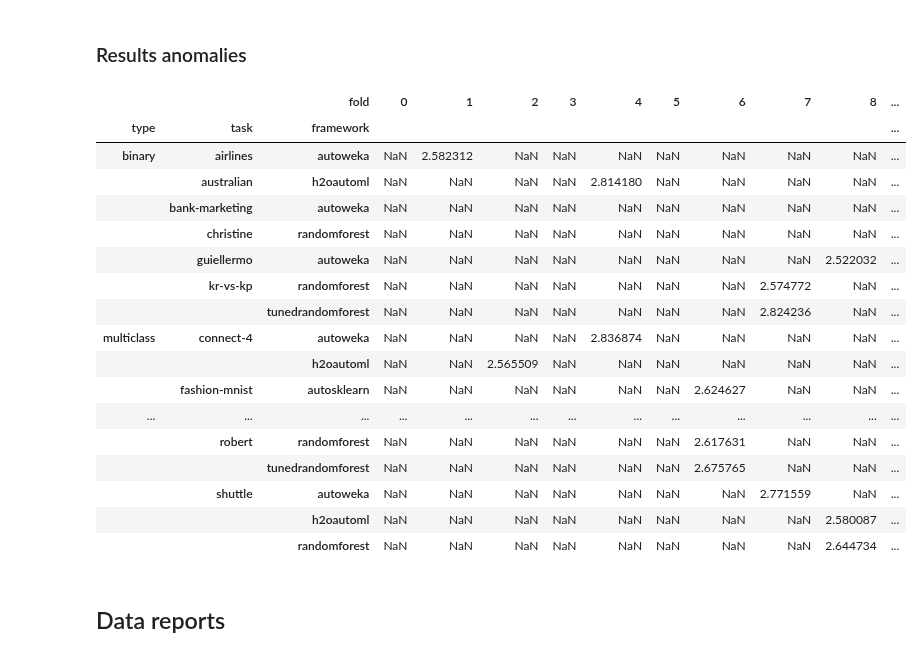
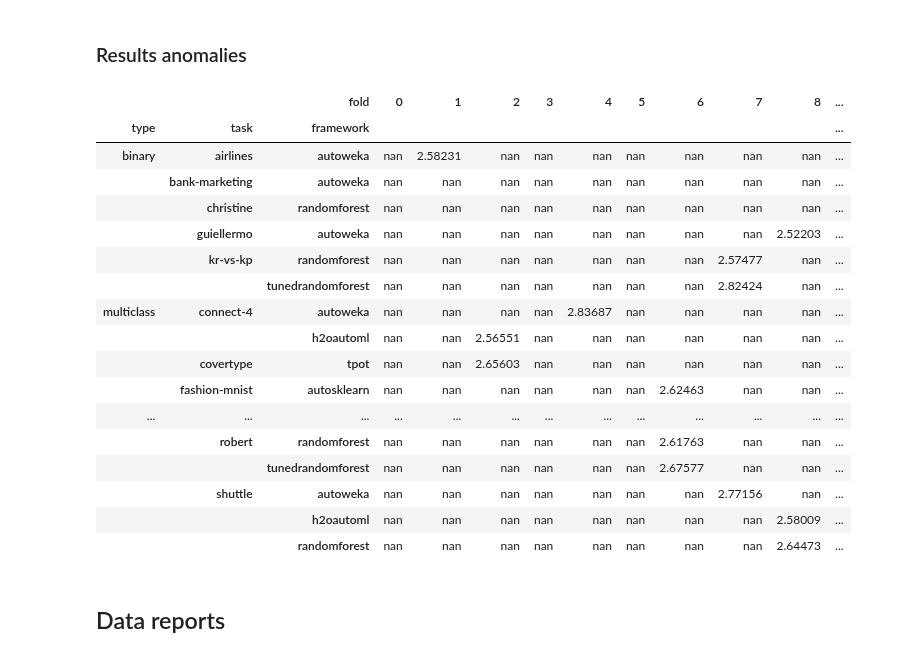
Before and after one commit to openml/automlbenchmark, a Jupyter notebook: reports/reports.ipynb, the cells around one changed output. Saved outputs shown, nothing was run; the diff lists cells and outputs as text; code cells hidden in the pictures.

```diff
--- a/reports/reports.ipynb
+++ b/reports/reports.ipynb
@@ -47,6 +47,11 @@ os.getcwd()
 # %%
 nfolds = 10
 ff = "%.6g"
+
+renamings = dict(
+    constantpredictor_enc='constantpredictor'
+)
+excluded_frameworks = ['oboe']
 
 # impute_missing_with = 'constantpredictor'
 impute_missing_with = 'randomforest'
@@ -161,8 +166,8 @@ def norm_score(row, results_df, score_col='score', zero_one_refs=zero_one_refs):
 def sorted_ints(arr):
     return sorted(list(map(int, arr[~np.isnan(arr)])))
 
-
-all_results = (load_results().replace('constantpredictor_enc', 'constantpredictor'))
+all_results = load_results().replace(renamings)
+all_results = all_results.loc[~all_results.framework.isin(excluded_frameworks)]
 all_results.task = all_results.task.str.lower()
 all_results.framework = all_results.framework.str.lower()
 all_results.fold = all_results.fold.apply(int)
@@ -324,34 +320,36 @@ volkert                                oboe         [0, 1, 3, 2, 4, 5, 6, 7, 8,
 # %%
 def list_outliers(col, results=all_results, z_threshold=3):
     df = results.pivot_table(index=['type','task', 'framework'], columns='fold', values=col)
     df_mean = df.mean(axis=1)
     df_std = df.std(axis=1)
-    z_score = df.sub(df_mean, axis=0).div(df_std, axis=0).abs()
+    z_score = (df.sub(df_mean, axis=0)
+                 .div(df_std, axis=0)
+                 .abs())
     return z_score.where(z_score > z_threshold).dropna(axis=0, how='all')
 
-list_outliers('result',
-              z_threshold=2.5,
-#               results=all_results.loc[all_results.framework=='h2oautoml']
-              )
+display(list_outliers('result',
+                      z_threshold=2.5,
+#                       results=all_results.loc[all_results.framework=='h2oautoml']
+                     ))
 # %% [output]
 |  |  | fold | 0 | 1 | 2 | 3 | 4 | 5 | 6 | 7 | 8 | ... |
 | type | task | framework |  |  |  |  |  |  |  |  |  | ... |
-| binary | airlines | autoweka | NaN | 2.582312 | NaN | NaN | NaN | NaN | NaN | NaN | NaN | ... |
-|  | australian | h2oautoml | NaN | NaN | NaN | NaN | 2.814180 | NaN | NaN | NaN | NaN | ... |
-|  | bank-marketing | autoweka | NaN | NaN | NaN | NaN | NaN | NaN | NaN | NaN | NaN | ... |
-|  | christine | randomforest | NaN | NaN | NaN | NaN | NaN | NaN | NaN | NaN | NaN | ... |
-|  | guiellermo | autoweka | NaN | NaN | NaN | NaN | NaN | NaN | NaN | NaN | 2.522032 | ... |
-|  | kr-vs-kp | randomforest | NaN | NaN | NaN | NaN | NaN | NaN | NaN | 2.574772 | NaN | ... |
-|  |  | tunedrandomforest | NaN | NaN | NaN | NaN | NaN | NaN | NaN | 2.824236 | NaN | ... |
-| multiclass | connect-4 | autoweka | NaN | NaN | NaN | NaN | 2.836874 | NaN | NaN | NaN | NaN | ... |
-|  |  | h2oautoml | NaN | NaN | 2.565509 | NaN | NaN | NaN | NaN | NaN | NaN | ... |
-|  | fashion-mnist | autosklearn | NaN | NaN | NaN | NaN | NaN | NaN | 2.624627 | NaN | NaN | ... |
+| binary | airlines | autoweka | nan | 2.58231 | nan | nan | nan | nan | nan | nan | nan | ... |
+|  | bank-marketing | autoweka | nan | nan | nan | nan | nan | nan | nan | nan | nan | ... |
+|  | christine | randomforest | nan | nan | nan | nan | nan | nan | nan | nan | nan | ... |
+|  | guiellermo | autoweka | nan | nan | nan | nan | nan | nan | nan | nan | 2.52203 | ... |
+|  | kr-vs-kp | randomforest | nan | nan | nan | nan | nan | nan | nan | 2.57477 | nan | ... |
+|  |  | tunedrandomforest | nan | nan | nan | nan | nan | nan | nan | 2.82424 | nan | ... |
+| multiclass | connect-4 | autoweka | nan | nan | nan | nan | 2.83687 | nan | nan | nan | nan | ... |
+|  |  | h2oautoml | nan | nan | 2.56551 | nan | nan | nan | nan | nan | nan | ... |
+|  | covertype | tpot | nan | nan | 2.65603 | nan | nan | nan | nan | nan | nan | ... |
+|  | fashion-mnist | autosklearn | nan | nan | nan | nan | nan | nan | 2.62463 | nan | nan | ... |
 | ... | ... | ... | ... | ... | ... | ... | ... | ... | ... | ... | ... | ... |
-|  | robert | randomforest | NaN | NaN | NaN | NaN | NaN | NaN | 2.617631 | NaN | NaN | ... |
-|  |  | tunedrandomforest | NaN | NaN | NaN | NaN | NaN | NaN | 2.675765 | NaN | NaN | ... |
-|  | shuttle | autoweka | NaN | NaN | NaN | NaN | NaN | NaN | NaN | 2.771559 | NaN | ... |
-|  |  | h2oautoml | NaN | NaN | NaN | NaN | NaN | NaN | NaN | NaN | 2.580087 | ... |
-|  |  | randomforest | NaN | NaN | NaN | NaN | NaN | NaN | NaN | NaN | 2.644734 | ... |
+|  | robert | randomforest | nan | nan | nan | nan | nan | nan | 2.61763 | nan | nan | ... |
+|  |  | tunedrandomforest | nan | nan | nan | nan | nan | nan | 2.67577 | nan | nan | ... |
+|  | shuttle | autoweka | nan | nan | nan | nan | nan | nan | nan | 2.77156 | nan | ... |
+|  |  | h2oautoml | nan | nan | nan | nan | nan | nan | nan | nan | 2.58009 | ... |
+|  |  | randomforest | nan | nan | nan | nan | nan | nan | nan | nan | 2.64473 | ... |
 # %% [markdown]
 ## Data reports
 # %% [markdown]
```
Also changed, not shown: parts of 27 cells of this notebook, 46 other files.
